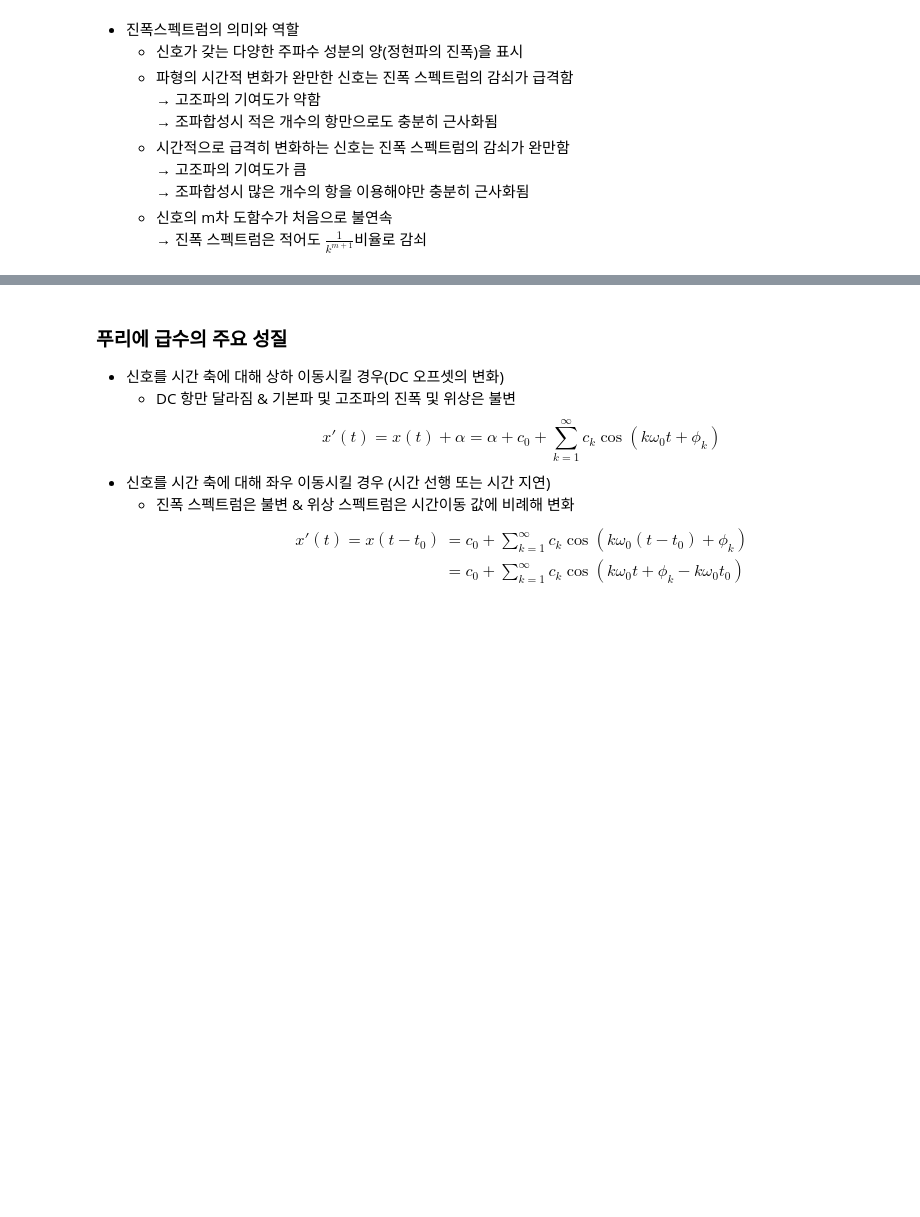
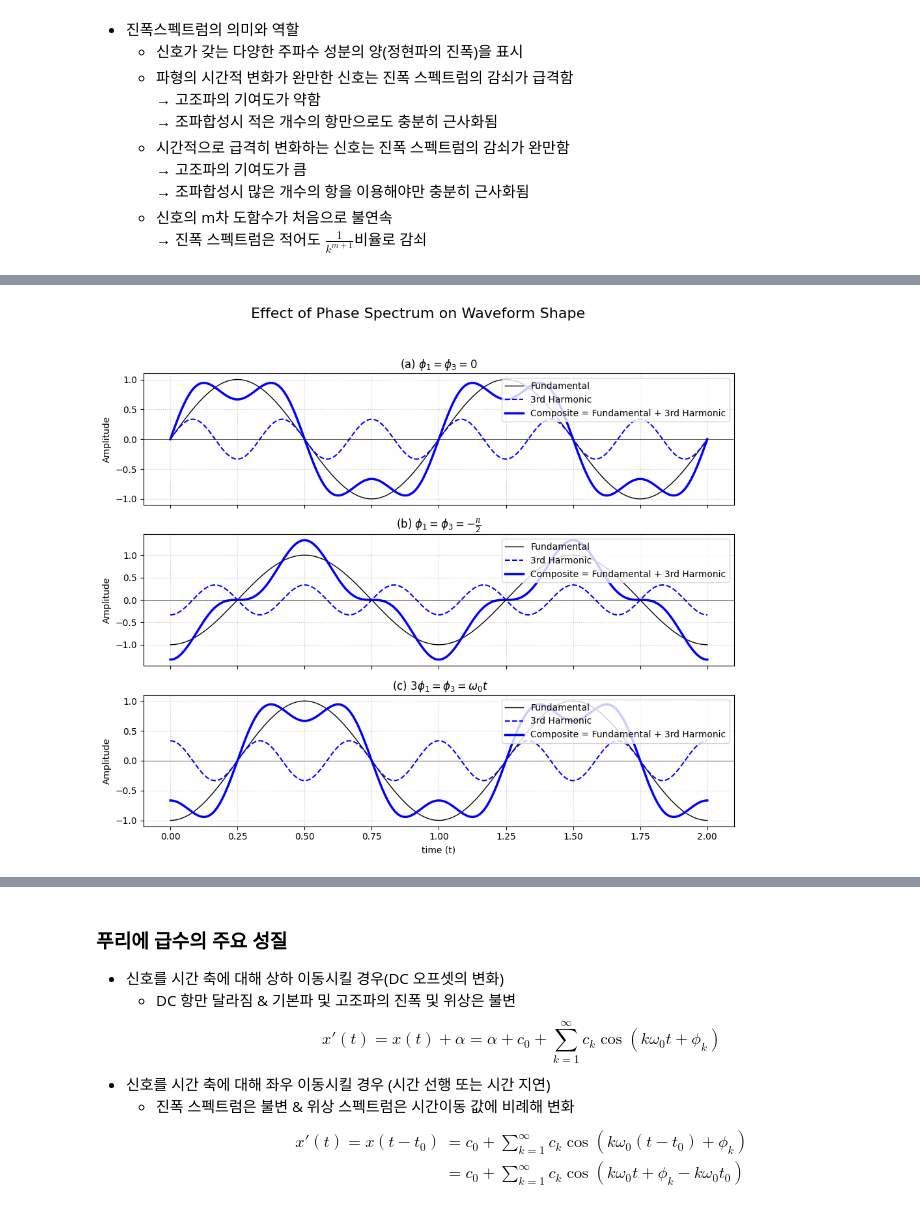
Before and after one commit to jwlee95/DSP_Class2025, a Jupyter notebook: Ch05_주파수영역_해석의_기초.ipynb, the cells around one changed output, grey strips where cells are left out. Saved outputs shown, nothing was run; the diff lists cells and outputs as text; code cells hidden in the pictures; blank space fills up the shorter version.

```diff
--- a/Ch05_주파수영역_해석의_기초.ipynb
+++ b/Ch05_주파수영역_해석의_기초.ipynb
@@ -519,6 +519,97 @@ x(t) = \sum_{k=-\infty}^{\infty} X_k e^{jk\omega_0 t}
 <img src='https://drive.google.com/uc?export=download&id=1NhVU4ALpUVJd3MV6rYaRnzKBouBgeGpo' width="600" height ="" /><br>
 
  <img src='./images/그림5-12.png' width="600" height ="" /><br>
+# %%
+import numpy as np
+import matplotlib.pyplot as plt
+
+# --- 기본 파라미터 설정 (Basic Parameters Setup) ---
+
+A = 1.0        # 기본파(Fundamental)의 진폭 (Amplitude)
+B = 1.0 / 3.0  # 제3고조파(3rd Harmonic)의 진폭 (Amplitude). 방형파 근사를 위해 1/3로 설정.
+f = 1          # 주파수 (Frequency)
+w = 2 * np.pi * f # 각주파수 (Angular frequency, w = 2*pi*f)
+
+# 시간 벡터 (Time vector)
+# 0초부터 2초까지 (즉, 2주기) 500개의 점으로 샘플링합니다.
+t = np.linspace(0, 2 / f, 500)
+
+# --- 3개의 서브플롯 생성 (Create 3 Subplots) ---
+# 3행 1열의 플롯을 만들고, 모든 플롯이 x축을 공유하도록(sharex=True) 설정합니다.
+fig, (ax1, ax2, ax3) = plt.subplots(3, 1, figsize=(10, 9), sharex=True)
+fig.suptitle('Effect of Phase Spectrum on Waveform Shape', fontsize=16)
+
+# --- 플롯 (a): φ₁ = φ₃ = 0 ---
+# (Plot (a): Phases are 0)
+
+phi1_a = 0
+phi3_a = 0
+
+# (a)의 파형 계산 (Calculate waveforms for (a))
+y_fund_a = A * np.sin(w * t + phi1_a) # 기본파 (Fundamental)
+y_harm_a = B * np.sin(3 * w * t + phi3_a) # 제3고조파 (3rd Harmonic)
+y_comp_a = y_fund_a + y_harm_a         # 합성파 (Composite)
+
+# (a) 플롯 그리기 (Draw plot (a))
+ax1.plot(t, y_fund_a, 'k-', linewidth=1, label='Fundamental')
+ax1.plot(t, y_harm_a, 'b--', label='3rd Harmonic')
+ax1.plot(t, y_comp_a, 'b-', linewidth=2.5, label='Composite = Fundamental + 3rd Harmonic')
+ax1.set_title('(a) $\phi_1 = \phi_3 = 0$') # LaTeX 문법으로 수학 기호 표시
+ax1.set_ylabel('Amplitude')
+ax1.axhline(0, color='black', linestyle='-', linewidth=0.5) # x축 (0 라인)
+ax1.legend(loc='upper right')
+ax1.grid(linestyle=':', alpha=0.7)
+
+# --- 플롯 (b): φ₁ = φ₃ = -π/2 ---
+# (Plot (b): Phases are -pi/2)
+
+phi1_b = -np.pi / 2
+phi3_b = -np.pi / 2
+
+# (b)의 파형 계산 (Calculate waveforms for (b))
+y_fund_b = A * np.sin(w * t + phi1_b)
+y_harm_b = B * np.sin(3 * w * t + phi3_b)
+y_comp_b = y_fund_b + y_harm_b
+
+# (b) 플롯 그리기 (Draw plot (b))
+ax2.plot(t, y_fund_b, 'k-', linewidth=1, label='Fundamental')
+ax2.plot(t, y_harm_b, 'b--', label='3rd Harmonic')
+ax2.plot(t, y_comp_b, 'b-', linewidth=2.5, label='Composite = Fundamental + 3rd Harmonic')
+ax2.set_title('(b) $\phi_1 = \phi_3 = -\\frac{\pi}{2}$') # LaTeX로 분수 표기
+ax2.set_ylabel('Amplitude')
+ax2.axhline(0, color='black', linestyle='-', linewidth=0.5)
+ax2.legend(loc='upper right')
+ax2.grid(linestyle=':', alpha=0.7)
+
+# --- 플롯 (c): 3φ₁ = φ₃  ---
+#  '3φ₁ = φ₃ = ωt₀'
+phi1_c = -np.pi/2
+phi3_c = -np.pi*3/2
+
+# (c)의 파형 계산 (Calculate waveforms for (c))
+y_fund_c = A * np.sin(w * t + phi1_c)
+y_harm_c = B * np.sin(3 * w * t + phi3_c) # B*sin(3wt + pi) = -B*sin(3wt)
+y_comp_c = y_fund_c + y_harm_c
+
+# (c) 플롯 그리기 (Draw plot (c))
+ax3.plot(t, y_fund_c, 'k-', linewidth=1, label='Fundamental')
+ax3.plot(t, y_harm_c, 'b--', label='3rd Harmonic')
+ax3.plot(t, y_comp_c, 'b-', linewidth=2.5, label='Composite = Fundamental + 3rd Harmonic')
+ax3.set_title(f' (c) $ 3 \phi_1 = \phi_3 = \omega_0 t$ ')
+ax3.set_ylabel('Amplitude')
+ax3.set_xlabel('time (t)') # 맨 아래 플롯에만 x축 라벨 표시
+ax3.axhline(0, color='black', linestyle='-', linewidth=0.5)
+ax3.legend(loc='upper right')
+ax3.grid(linestyle=':', alpha=0.7)
+
+# --- 레이아웃 최적화 및 화면에 표시 ---
+# (Optimize layout and show plot)
+plt.tight_layout(rect=[0, 0.03, 1, 0.95]) # 메인 타이틀과 겹치지 않게 조절
+
+# plt.savefig() 대신 plt.show()를 사용해 화면에 바로 띄웁니다.
+plt.show()
+# %% [output]
+[figure, added]
 # %% [markdown]
 ---
 
```
